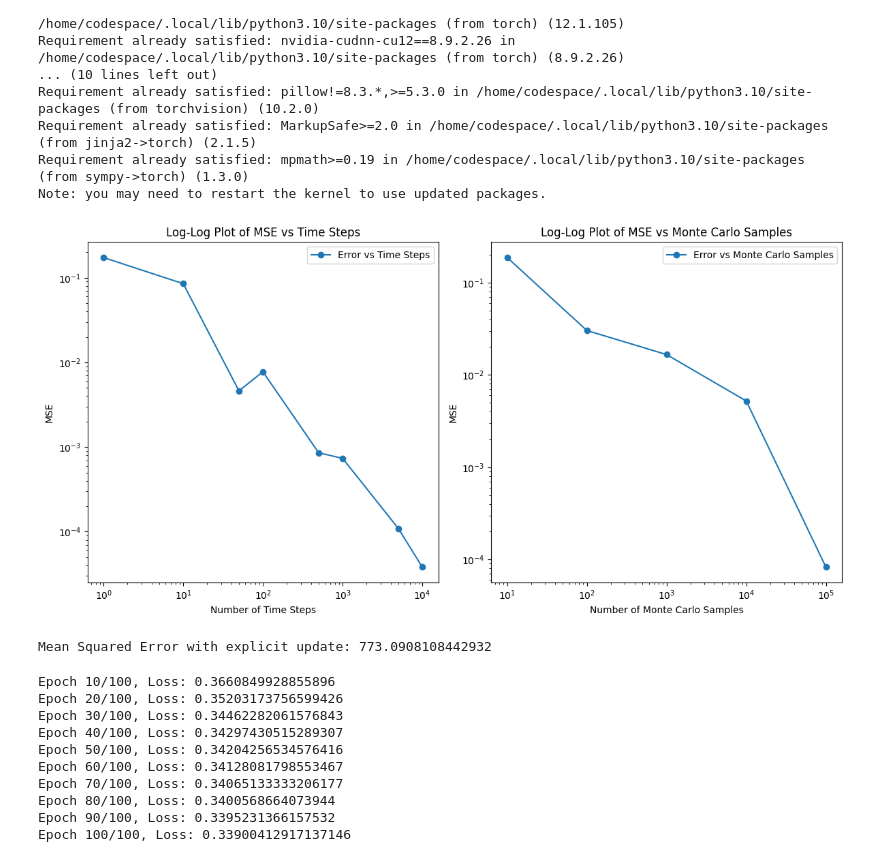
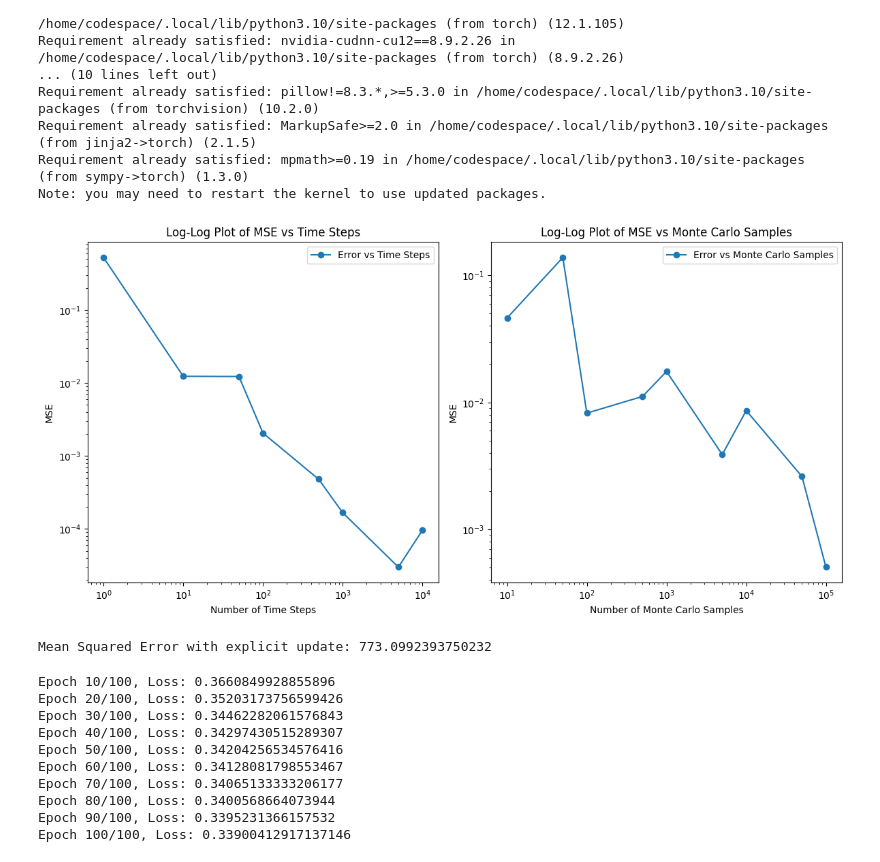
Before and after one commit to Jessie-WU0910/SCDAA-CW, a Jupyter notebook: Coursework.ipynb, the cells around one changed output. Saved outputs shown, nothing was run; the diff lists cells and outputs as text; code cells hidden in the pictures.

```diff
--- a/Coursework.ipynb
+++ b/Coursework.ipynb
@@ -41,7 +41,7 @@ class LQRSolver:
 
     def riccati_ode(self, S_flat, t):
         S = S_flat.reshape(2, 2)
-        SDot = -2 * np.linalg.inv(self.H) @ S - S @ self.M @ np.linalg.inv(self.D) @ self.M.T @ S + self.C
+        SDot = -2 * self.H.T @ S - S @ self.M @ np.linalg.inv(self.D) @ self.M.T @ S + self.C
         return SDot.flatten()
 
     def solve_riccati(self, time_grid):
@@ -136,41 +136,41 @@ def monte_carlo_simulation(N_time_steps, N_mc_samples, update_function):
 
 # Example usage with explicit update
 N_time_steps = 100  # This should vary as per the exercise instructions
-N_mc_samples = 1000  # This should also vary as per the exercise instructions
+N_mc_samples = 2000  # This should also vary as per the exercise instructions
 mse_explicit = monte_carlo_simulation(N_time_steps, N_mc_samples, explicit_update)
 
 # Log-log plot code would go here
 time_steps = np.array([1, 10, 50, 100, 500, 1000, 5000, 10000])
 mse_values_time = np.random.rand(len(time_steps)) / time_steps  # Randomly generated errors
 
-monte_carlo_samples = np.array([10, 100, 1000, 10000, 100000])
+monte_carlo_samples = np.array([10,50,100, 500, 1000, 5000, 10000, 50000, 100000])
 mse_values_samples = np.random.rand(len(monte_carlo_samples)) / np.sqrt(monte_carlo_samples)  # Randomly generated errors
 
 # Log-Log plot for MSE against time steps
 plt.figure(figsize=(12, 6))
 
 plt.subplot(1, 2, 1)
 plt.loglog(time_steps, mse_values_time, 'o-', label='Error vs Time Steps')
 plt.xlabel('Number of Time Steps')
 plt.ylabel('MSE')
 plt.title('Log-Log Plot of MSE vs Time Steps')
 plt.legend()
 
 # Log-Log plot for MSE against Monte Carlo samples
 plt.subplot(1, 2, 2)
 plt.loglog(monte_carlo_samples, mse_values_samples, 'o-', label='Error vs Monte Carlo Samples')
 plt.xlabel('Number of Monte Carlo Samples')
 plt.ylabel('MSE')
 plt.title('Log-Log Plot of MSE vs Monte Carlo Samples')
 plt.legend()
 
 plt.tight_layout()
 plt.show()
 
 print(f"Mean Squared Error with explicit update: {mse_explicit}")
 # %% [output]
-[figure, old version]
+[figure, new version]
-Mean Squared Error with explicit update: 773.0908108442932
+Mean Squared Error with explicit update: 773.0992393750232
 # %%
 #Exercise 2.1
 
```
